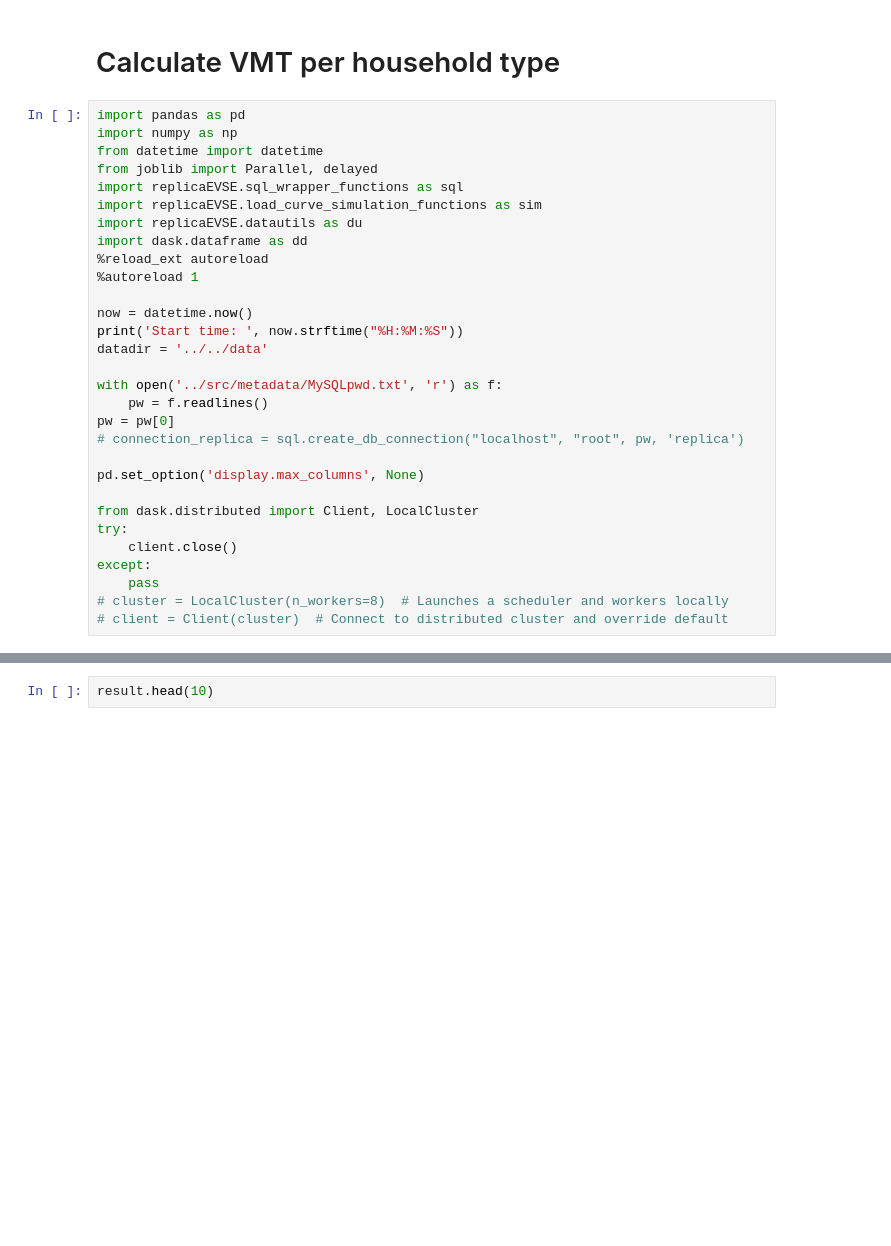
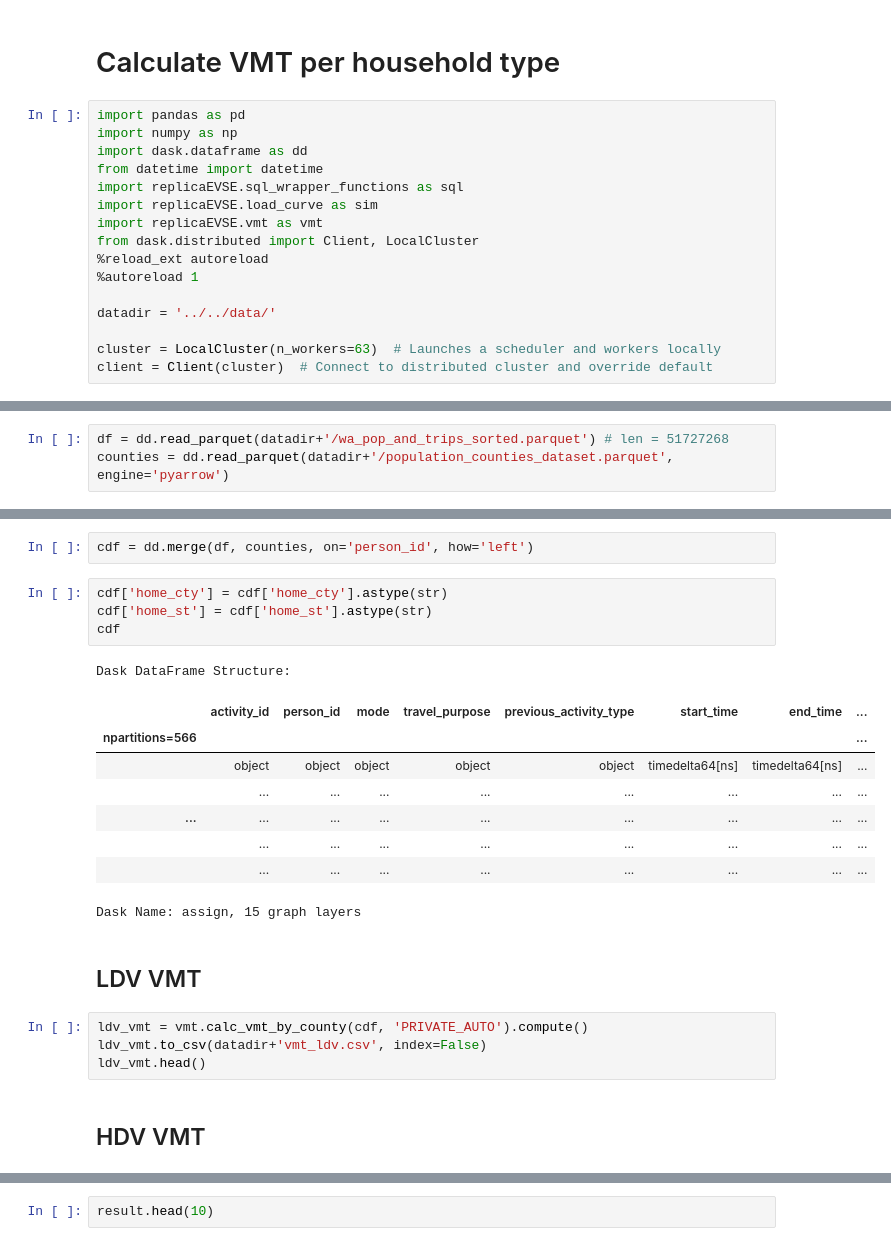
Before and after one commit to rmi-mobility-data-science/replicaEVSE, a Jupyter notebook: notebooks/replica_vmt.ipynb, the cells around one changed output, grey strips where cells are left out. Saved outputs shown, nothing was run; the diff lists cells and outputs as text; blank space fills up the shorter version.

Commit message:
calc vmt for veh. segments

```diff
--- a/notebooks/replica_vmt.ipynb
+++ b/notebooks/replica_vmt.ipynb
@@ -3,31 +3,17 @@
 # %%
 import pandas as pd
 import numpy as np
+import dask.dataframe as dd
 from datetime import datetime
-from joblib import Parallel, delayed
 import replicaEVSE.sql_wrapper_functions as sql
-import replicaEVSE.load_curve_simulation_functions as sim
-import replicaEVSE.datautils as du
-import dask.dataframe as dd
+import replicaEVSE.load_curve as sim
+import replicaEVSE.vmt as vmt
+from dask.distributed import Client, LocalCluster
 %reload_ext autoreload
 %autoreload 1
 
-now = datetime.now()
-print('Start time: ', now.strftime("%H:%M:%S"))
-datadir = '../../data'
+datadir = '../../data/'
 
-with open('../src/metadata/MySQLpwd.txt', 'r') as f:
-    pw = f.readlines()
-pw = pw[0]
-# connection_replica = sql.create_db_connection("localhost", "root", pw, 'replica')
-
-pd.set_option('display.max_columns', None)
-
-from dask.distributed import Client, LocalCluster
-try:
-    client.close()
-except:
-    pass
-# cluster = LocalCluster(n_workers=8)  # Launches a scheduler and workers locally
-# client = Client(cluster)  # Connect to distributed cluster and override default
+cluster = LocalCluster(n_workers=63)  # Launches a scheduler and workers locally
+client = Client(cluster)  # Connect to distributed cluster and override default
 # %% [output]
@@ -36,0 +23,3 @@ Start time:  15:50:44
+# %%
+df = dd.read_parquet(datadir+'/wa_pop_and_trips_sorted.parquet') # len = 51727268
+counties = dd.read_parquet(datadir+'/population_counties_dataset.parquet', engine='pyarrow')
@@ -36,0 +35,24 @@ Start time:  15:50:44
+# %%
+cdf = dd.merge(df, counties, on='person_id', how='left')
+# %%
+cdf['home_cty'] = cdf['home_cty'].astype(str)
+cdf['home_st'] = cdf['home_st'].astype(str)
+cdf
+# %% [output]
+Dask DataFrame Structure:
+|  | activity_id | person_id | mode | travel_purpose | previous_activity_type | start_time | end_time | ... |
+| npartitions=566 |  |  |  |  |  |  |  | ... |
+|  | object | object | object | object | object | timedelta64[ns] | timedelta64[ns] | ... |
+|  | ... | ... | ... | ... | ... | ... | ... | ... |
+| ... | ... | ... | ... | ... | ... | ... | ... | ... |
+|  | ... | ... | ... | ... | ... | ... | ... | ... |
+|  | ... | ... | ... | ... | ... | ... | ... | ... |
+Dask Name: assign, 15 graph layers
+# %% [markdown]
+## LDV VMT
+# %%
+ldv_vmt = vmt.calc_vmt_by_county(cdf, 'PRIVATE_AUTO').compute()
+ldv_vmt.to_csv(datadir+'vmt_ldv.csv', index=False)
+ldv_vmt.head()
+# %% [markdown]
+## HDV VMT
```
Also changed, not shown: parts of 13 cells of this notebook, 1 other file.
